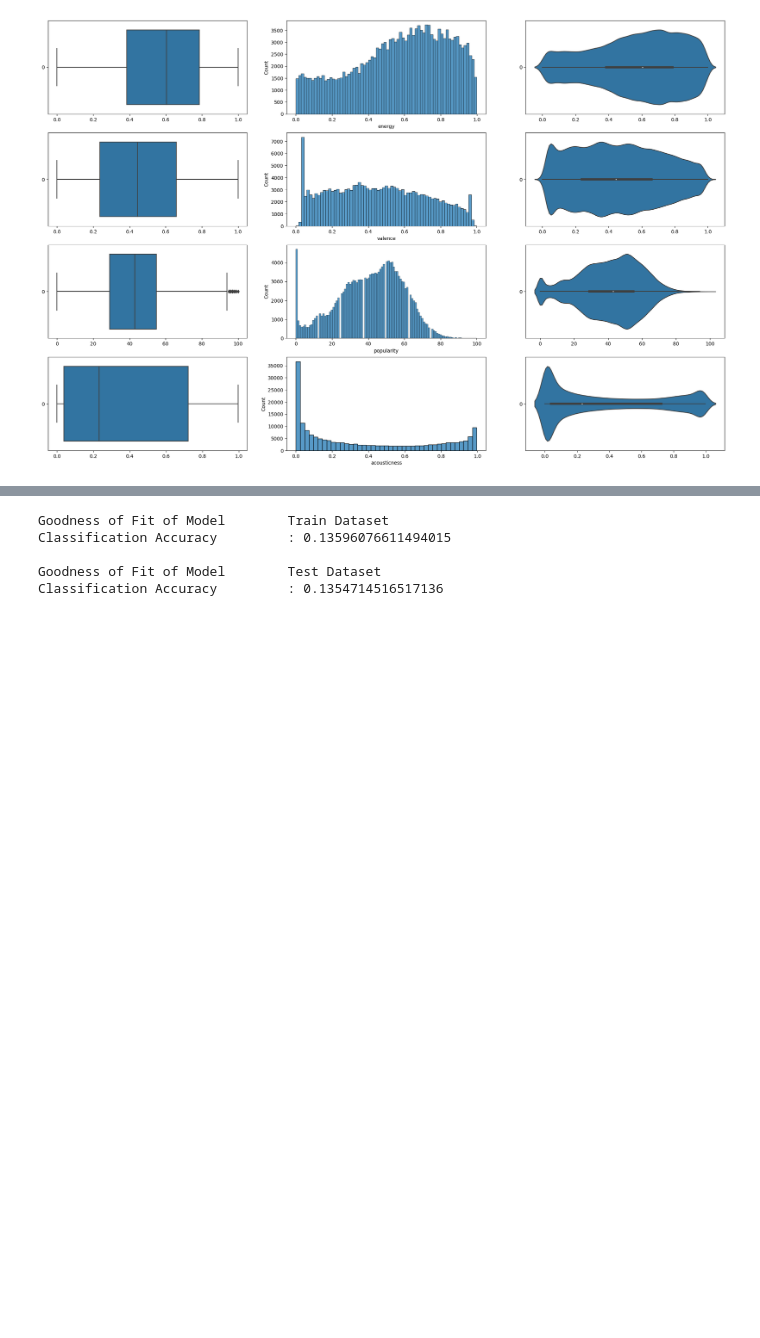
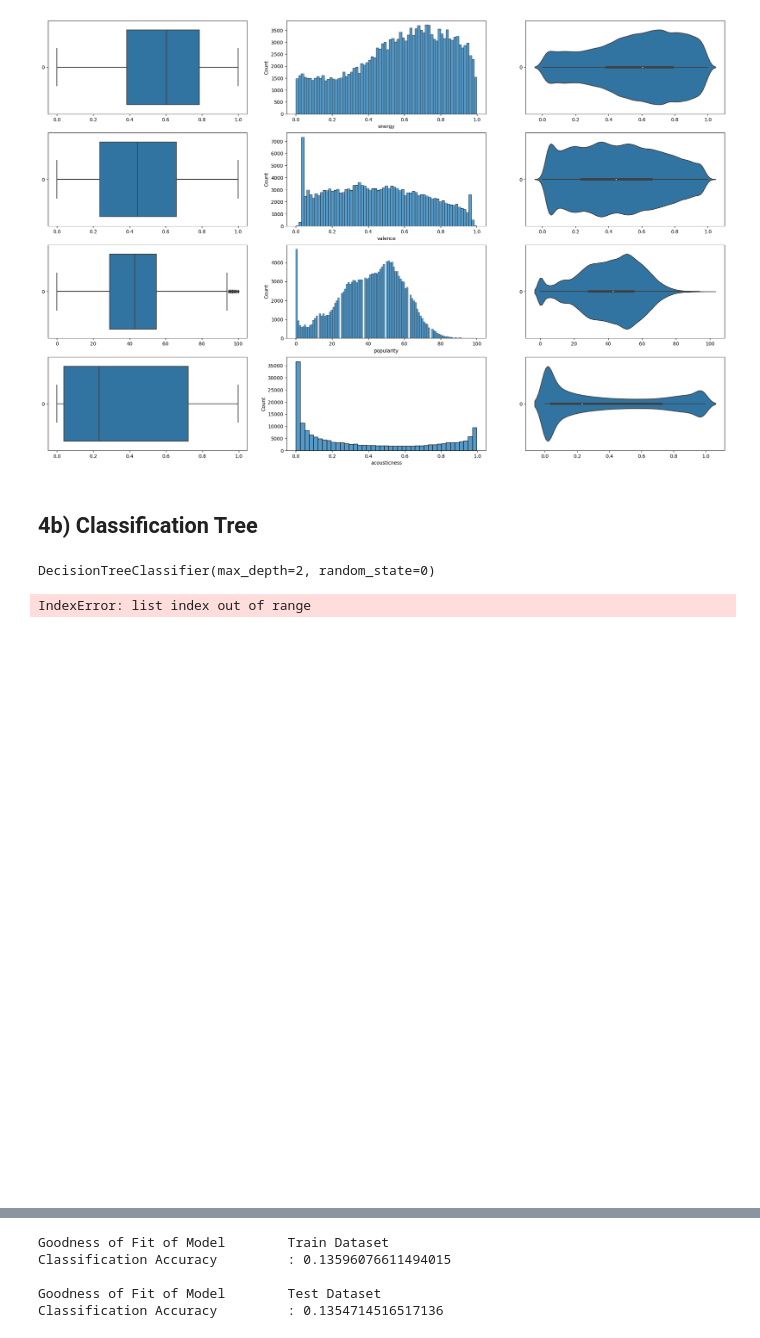
Before and after one commit to tanvi-jain3/SC1015-Song-Genre-Classification, a Jupyter notebook: Data Science Mini_Project.ipynb, the cells around one changed output, grey strips where cells are left out. Cells and saved outputs as stored; diff of their text form; code cells hidden in the pictures; blank space fills up the shorter version.

```diff
--- a/Data Science Mini_Project.ipynb
+++ b/Data Science Mini_Project.ipynb
@@ -668,4 +686,26 @@ for var in X_train:
     count += 1
 # %% [output]
 [figure]
+# %% [markdown]
+## 4b) Classification Tree
+# %%
+# Import DecisionTreeClassifier model from Scikit-Learn
+from sklearn.tree import DecisionTreeClassifier
+
+# Decision Tree using Train Data
+dectree = DecisionTreeClassifier(max_depth = 2, random_state=0)  # create the decision tree object
+dectree.fit(X_train, y_train)                    # train the decision tree model
+# %% [output]
+DecisionTreeClassifier(max_depth=2, random_state=0)
+# %%
+# Plot the trained Decision Tree
+from sklearn.tree import plot_tree
+
+f = plt.figure(figsize=(12,12))
+plot_tree(dectree, filled=True, rounded=True,
+          feature_names=X_train.columns,
+          class_names=["genre"])
+# %% [output]
+IndexError: list index out of range
+[figure, added]
 # %% [markdown]
```
Also changed, not shown: parts of 10 cells of this notebook.
